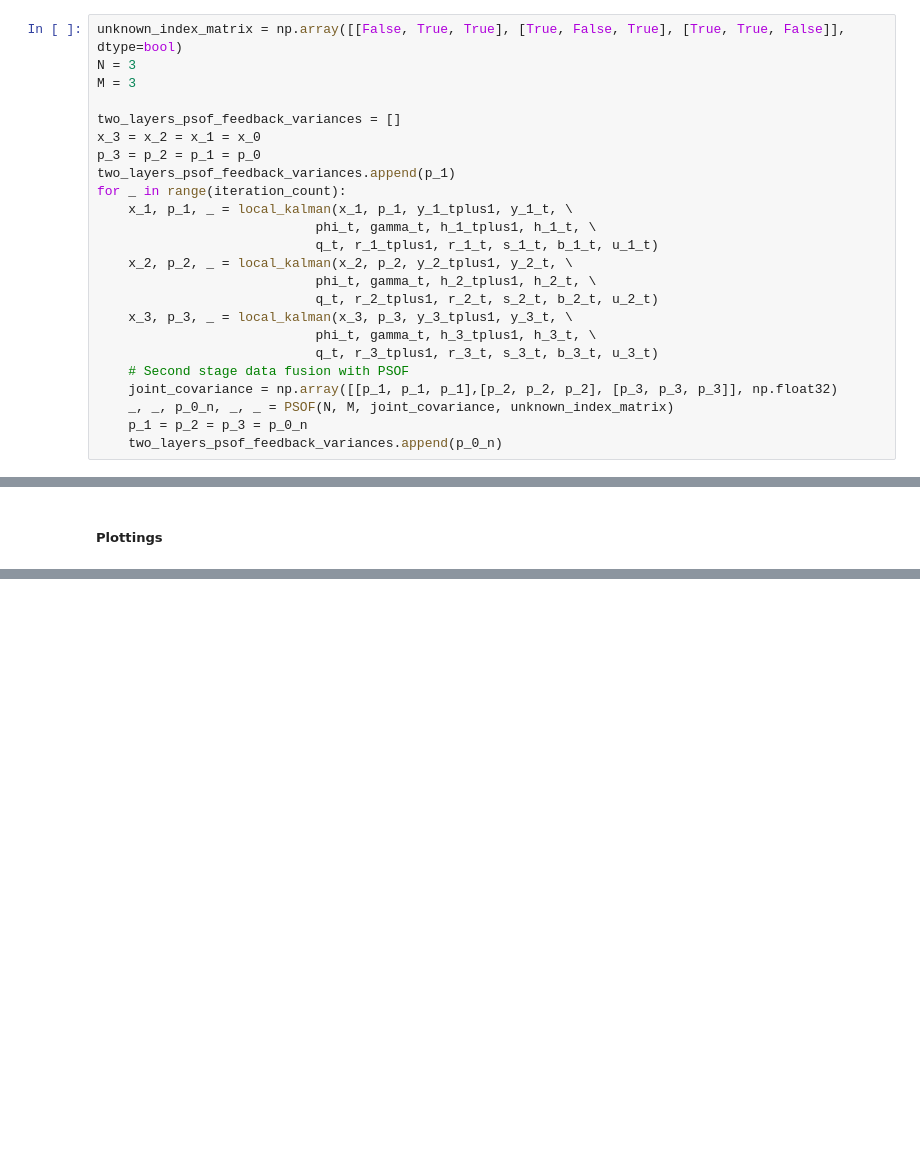
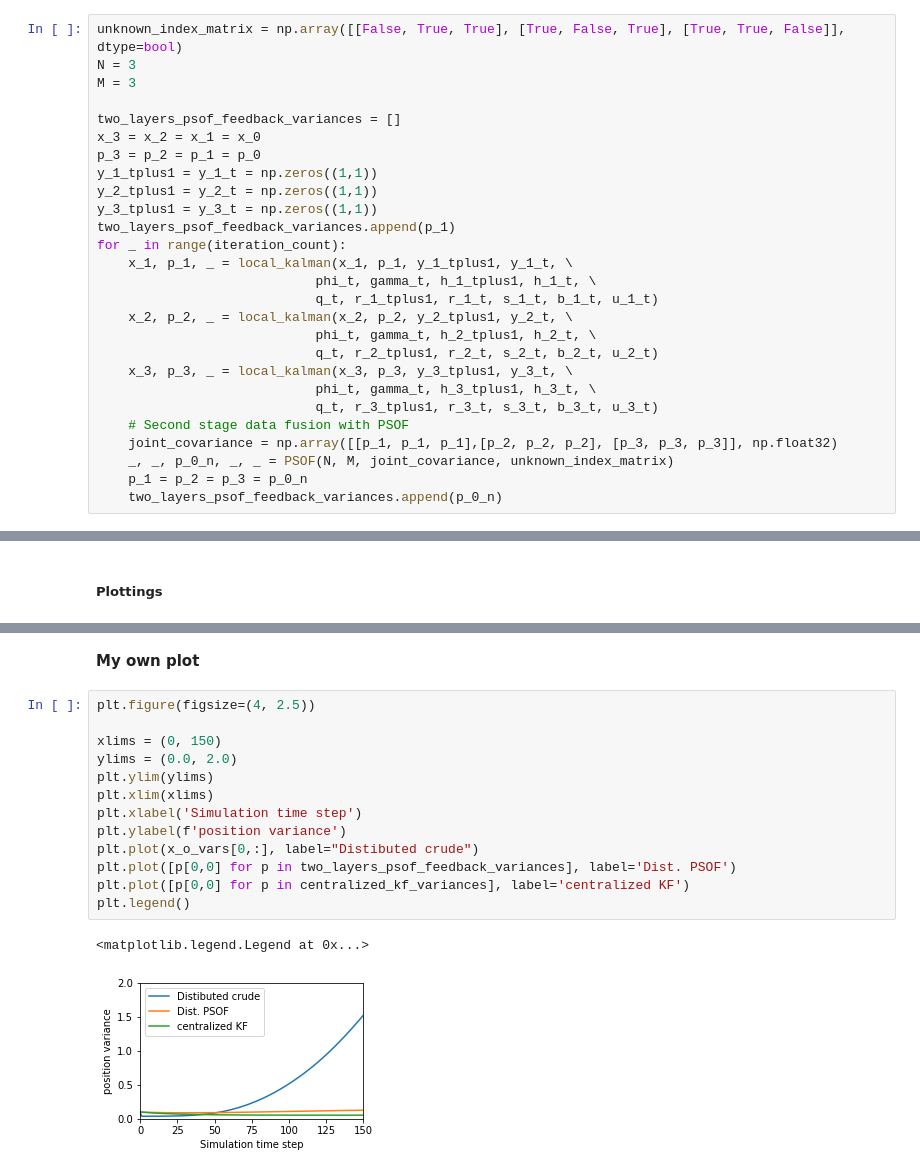
Before and after one commit to xiaohai2016/psof, a Jupyter notebook: dist_fusion_psof.ipynb, the cells around one changed output, grey strips where cells are left out. Drawn from its saved outputs; the diff is of its cells as text; blank space fills up the shorter version.

```diff
--- a/dist_fusion_psof.ipynb
+++ b/dist_fusion_psof.ipynb
@@ -440,6 +516,9 @@ M = 3
 two_layers_psof_feedback_variances = []
 x_3 = x_2 = x_1 = x_0
 p_3 = p_2 = p_1 = p_0
+y_1_tplus1 = y_1_t = np.zeros((1,1))
+y_2_tplus1 = y_2_t = np.zeros((1,1))
+y_3_tplus1 = y_3_t = np.zeros((1,1))
 two_layers_psof_feedback_variances.append(p_1)
 for _ in range(iteration_count):
     x_1, p_1, _ = local_kalman(x_1, p_1, y_1_tplus1, y_1_t, \
@@ -510,0 +567,18 @@ for i in range(3):
+# %% [markdown]
+**My own plot**
+# %%
+plt.figure(figsize=(4, 2.5))
+
+xlims = (0, 150)
+ylims = (0.0, 2.0)
+plt.ylim(ylims)
+plt.xlim(xlims)
+plt.xlabel('Simulation time step')
+plt.ylabel(f'position variance')
+plt.plot(x_o_vars[0,:], label="Distibuted crude")
+plt.plot([p[0,0] for p in two_layers_psof_feedback_variances], label='Dist. PSOF')
+plt.plot([p[0,0] for p in centralized_kf_variances], label='centralized KF')
+plt.legend()
+# %% [output]
+<matplotlib.legend.Legend at 0x...>
+[figure, added]
```
Also changed, not shown: parts of 16 cells of this notebook.
